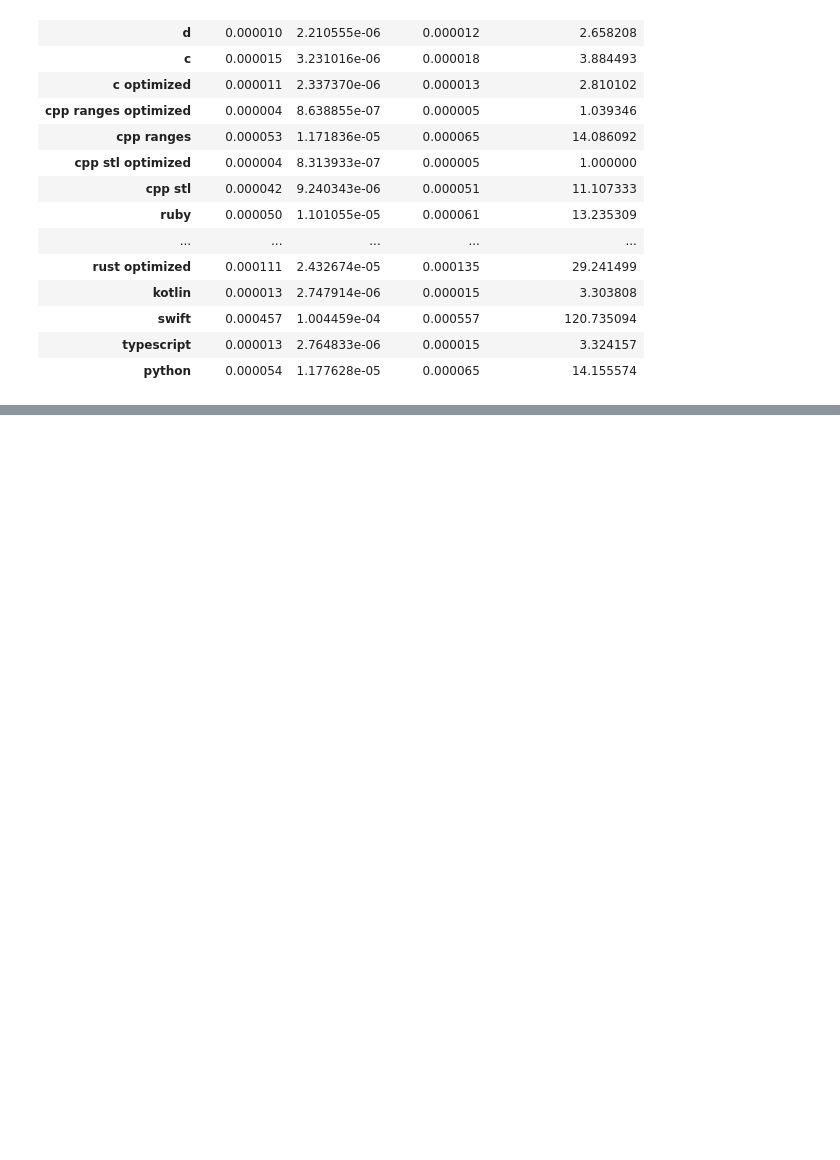
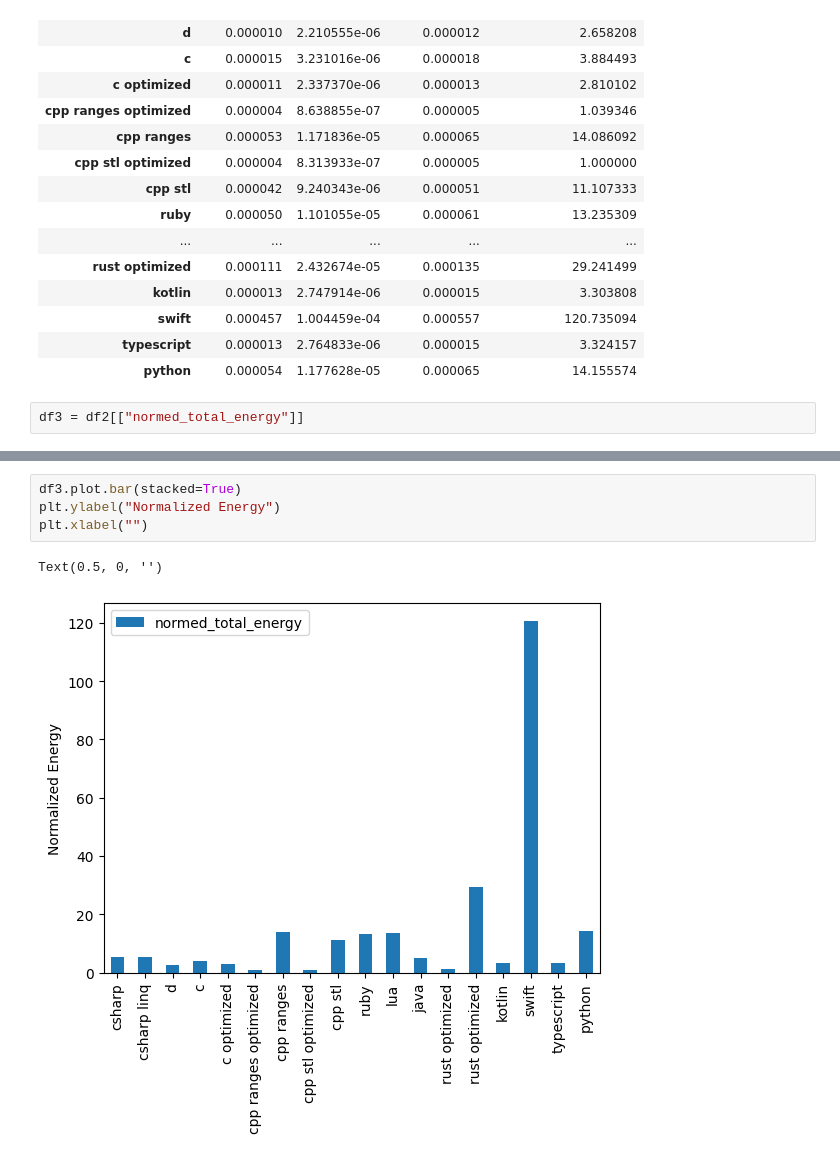
Before and after one commit to hniemeyer/green_programming, a Jupyter notebook: cpp_on_sea/adler32/analysis.ipynb, the cells around one changed output, grey strips where cells are left out. Cells and saved outputs as stored; diff of their text form; blank space fills up the shorter version.

```diff
--- a/cpp_on_sea/adler32/analysis.ipynb
+++ b/cpp_on_sea/adler32/analysis.ipynb
@@ -103,3 +104,5 @@ df2
 | swift | 0.000457 | 1.004459e-04 | 0.000557 | 120.735094 |
 | typescript | 0.000013 | 2.764833e-06 | 0.000015 | 3.324157 |
 | python | 0.000054 | 1.177628e-05 | 0.000065 | 14.155574 |
+# %%
+df3 = df2[["normed_total_energy"]]
@@ -105,0 +130,7 @@ df2
+# %%
+df3.plot.bar(stacked=True)
+plt.ylabel("Normalized Energy")
+plt.xlabel("")
+# %% [output]
+Text(0.5, 0, '')
+[figure, added]
```
Also changed, not shown: parts of 2 cells of this notebook, 1 other file.
